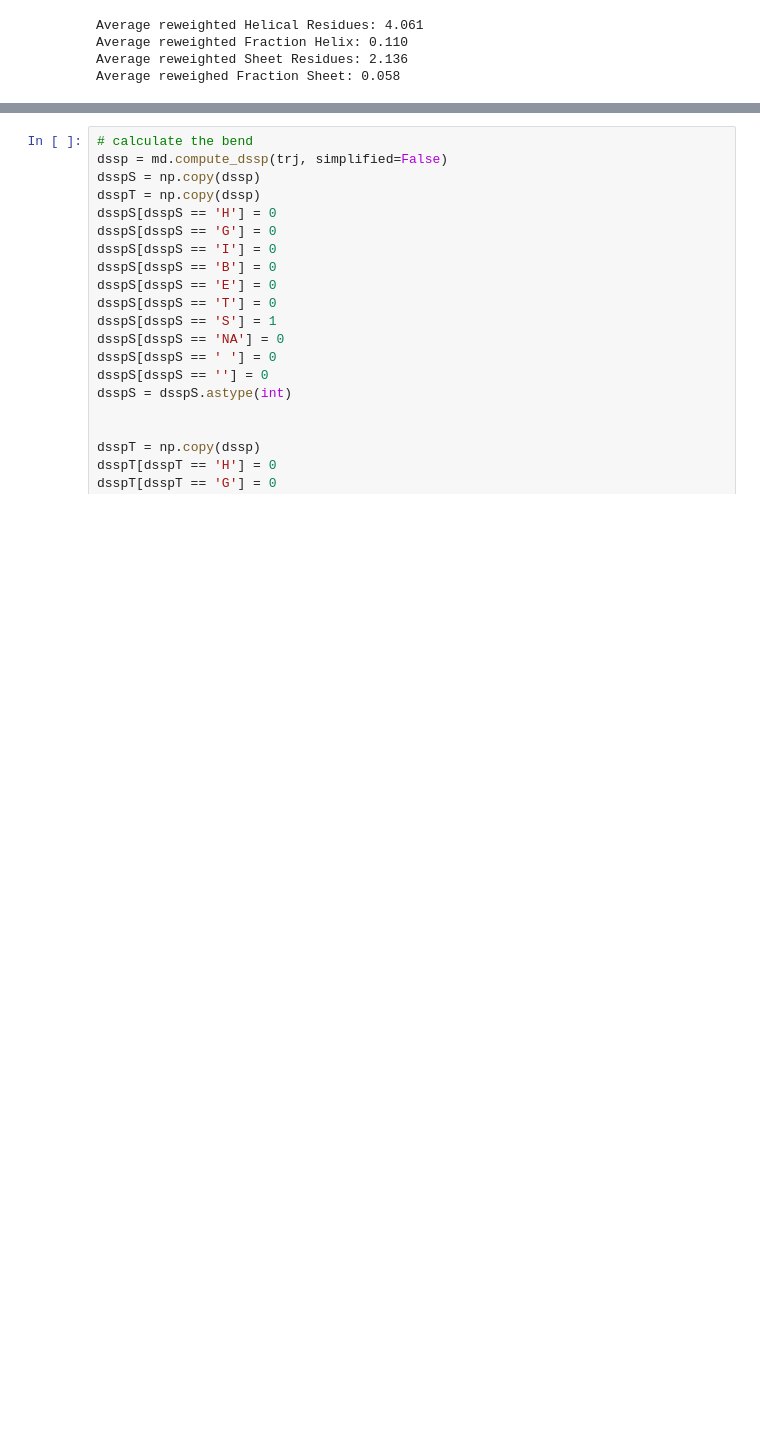
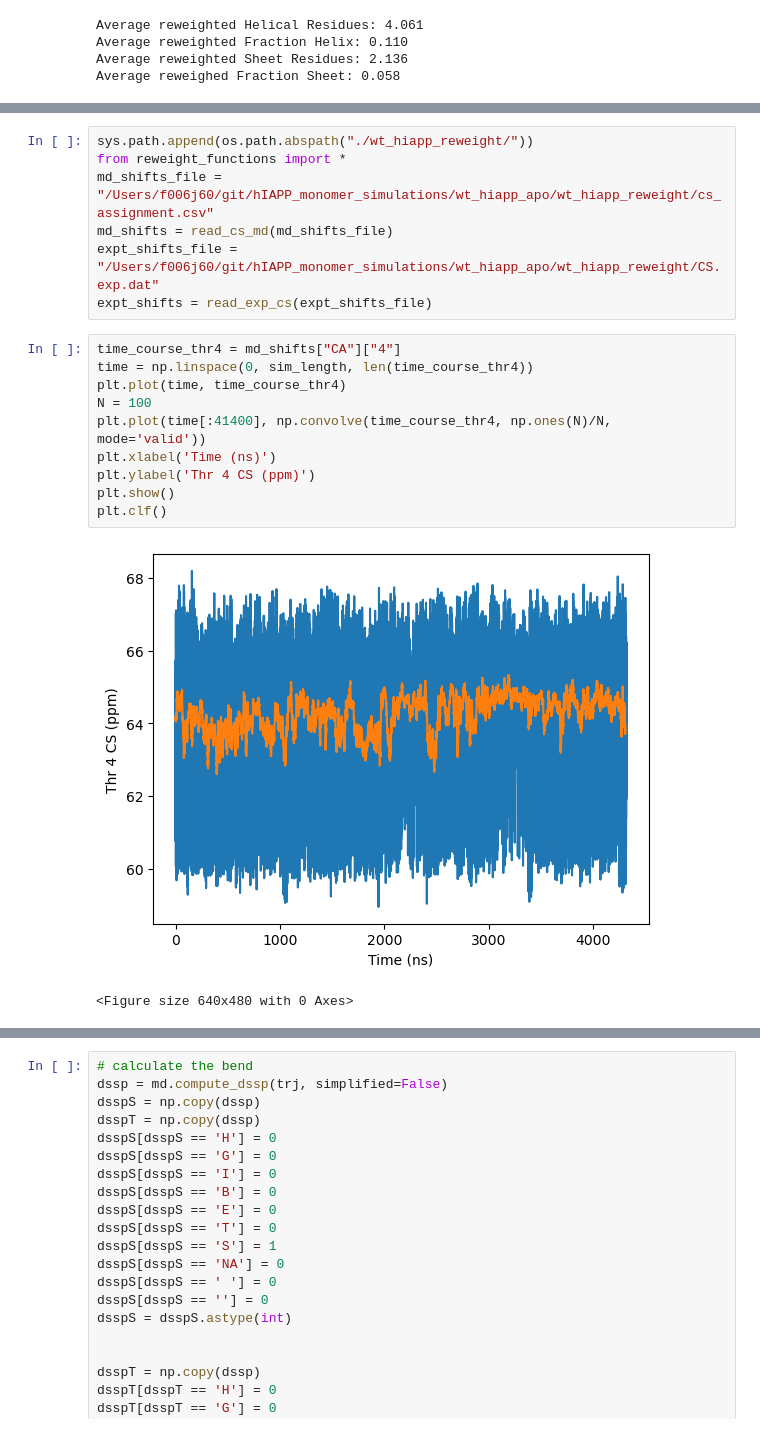
Before and after one commit to paulrobustelli/Garcia_hIAPP_monomer_binders_2025, a Jupyter notebook: wt_hiapp_apo/wt_hiapp_apo_analysis.ipynb, the cells around one changed output, grey strips where cells are left out. Saved outputs shown, nothing was run; the diff lists cells and outputs as text; blank space fills up the shorter version.

```diff
--- a/wt_hiapp_apo/wt_hiapp_apo_analysis.ipynb
+++ b/wt_hiapp_apo/wt_hiapp_apo_analysis.ipynb
@@ -382,0 +406,20 @@ plt.show()
+# %%
+sys.path.append(os.path.abspath("./wt_hiapp_reweight/"))
+from reweight_functions import *
+md_shifts_file = "/Users/f006j60/git/hIAPP_monomer_simulations/wt_hiapp_apo/wt_hiapp_reweight/cs_assignment.csv"
+md_shifts = read_cs_md(md_shifts_file)
+expt_shifts_file = "/Users/f006j60/git/hIAPP_monomer_simulations/wt_hiapp_apo/wt_hiapp_reweight/CS.exp.dat"
+expt_shifts = read_exp_cs(expt_shifts_file)
+# %%
+time_course_thr4 = md_shifts["CA"]["4"]
+time = np.linspace(0, sim_length, len(time_course_thr4))
+plt.plot(time, time_course_thr4)
+N = 100
+plt.plot(time[:41400], np.convolve(time_course_thr4, np.ones(N)/N, mode='valid'))
+plt.xlabel('Time (ns)')
+plt.ylabel('Thr 4 CS (ppm)')
+plt.show()
+plt.clf()
+# %% [output]
+[figure, added]
+<Figure size 640x480 with 0 Axes>
```
Also changed, not shown: parts of 30 cells of this notebook.
